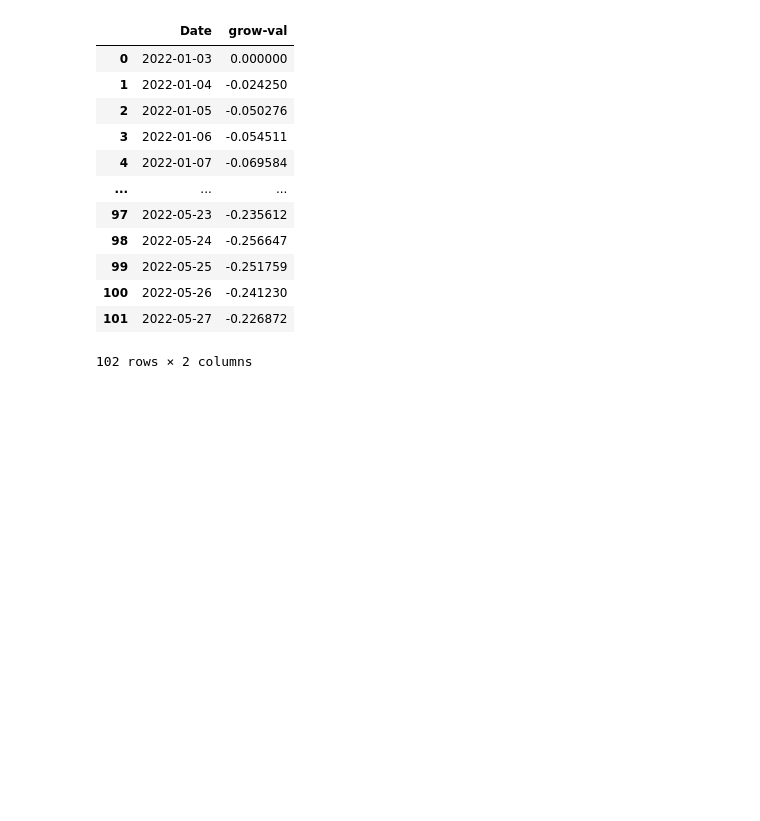
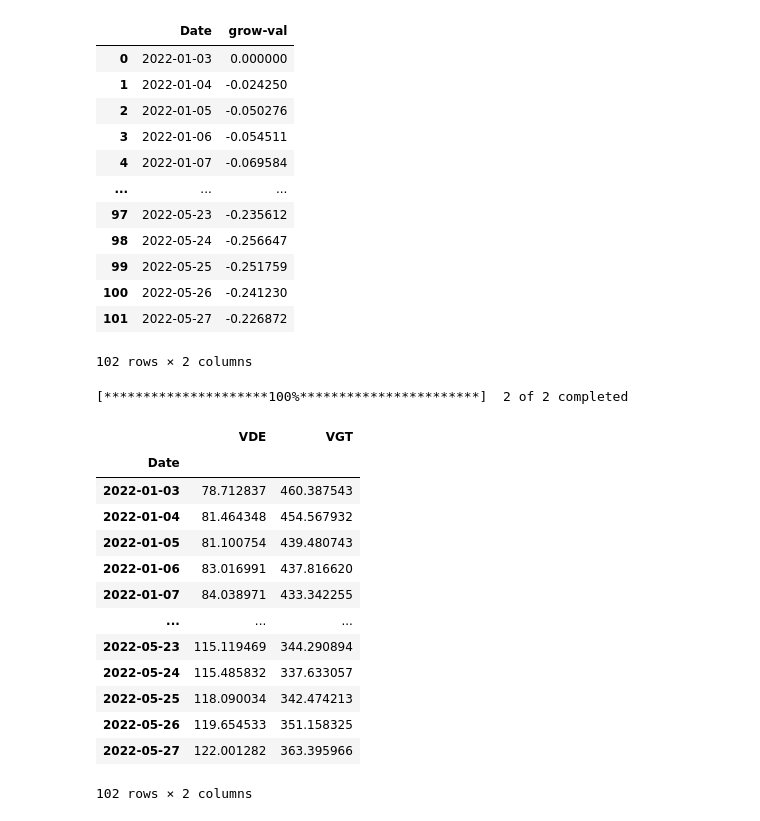
Before and after one commit to KatrinaJames/ci, a Jupyter notebook: analysis/fetch_canadian_data.ipynb, the cells around one changed output. Drawn from its saved outputs; the diff is of its cells as text; code cells hidden in the pictures; blank space fills up the shorter version.

```diff
--- a/analysis/fetch_canadian_data.ipynb
+++ b/analysis/fetch_canadian_data.ipynb
@@ -322,3 +322,22 @@ grow_diff_df
 102 rows × 2 columns
 # %%
 app_data['grow_diff_df'] = grow_diff_df
+# %%
+ydata = yf.download("VDE VGT", start="2022-01-01", end="2022-05-31")
+ydata['Adj Close']
+# %% [output]
+[*********************100%***********************]  2 of 2 completed
+|  | VDE | VGT |
+| Date |  |  |
+| 2022-01-03 | 78.712837 | 460.387543 |
+| 2022-01-04 | 81.464348 | 454.567932 |
+| 2022-01-05 | 81.100754 | 439.480743 |
+| 2022-01-06 | 83.016991 | 437.816620 |
+| 2022-01-07 | 84.038971 | 433.342255 |
+| ... | ... | ... |
+| 2022-05-23 | 115.119469 | 344.290894 |
+| 2022-05-24 | 115.485832 | 337.633057 |
+| 2022-05-25 | 118.090034 | 342.474213 |
+| 2022-05-26 | 119.654533 | 351.158325 |
+| 2022-05-27 | 122.001282 | 363.395966 |
+102 rows × 2 columns
```
Also changed, not shown: parts of 3 cells of this notebook, 2 other files.
